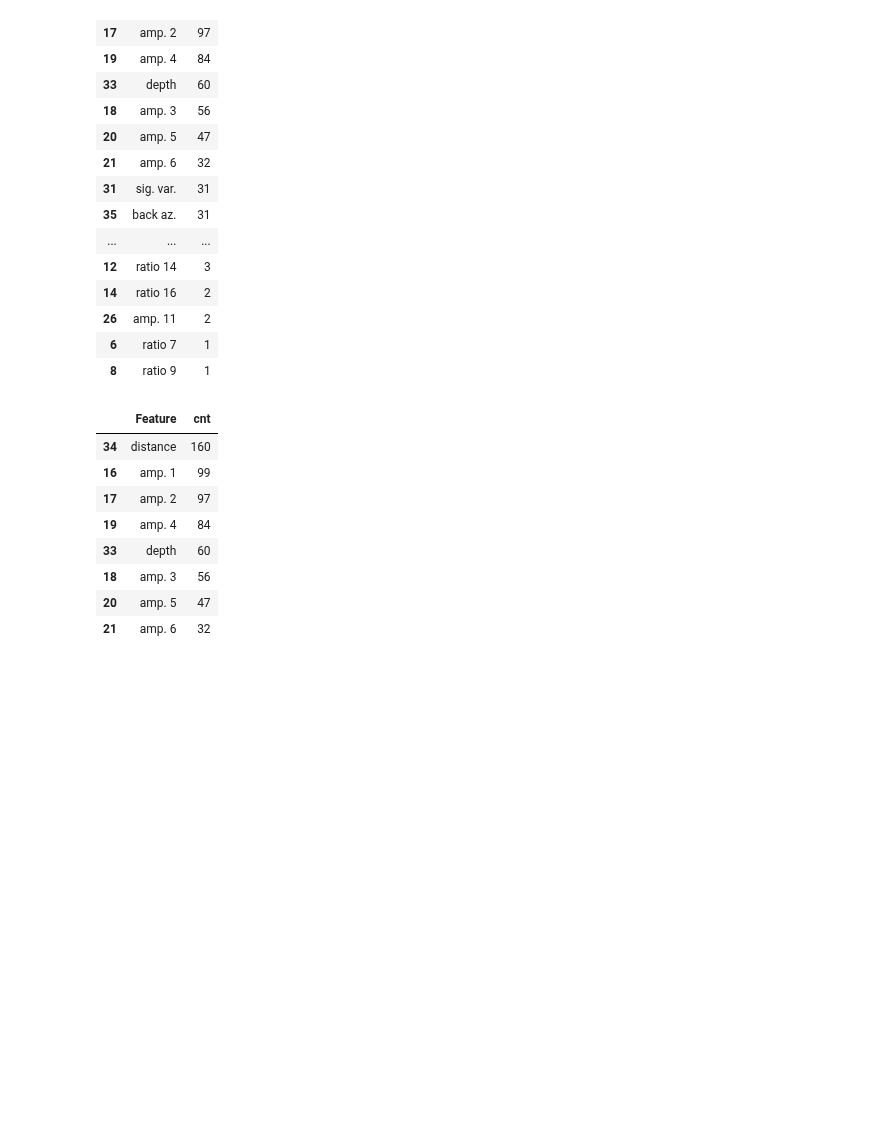
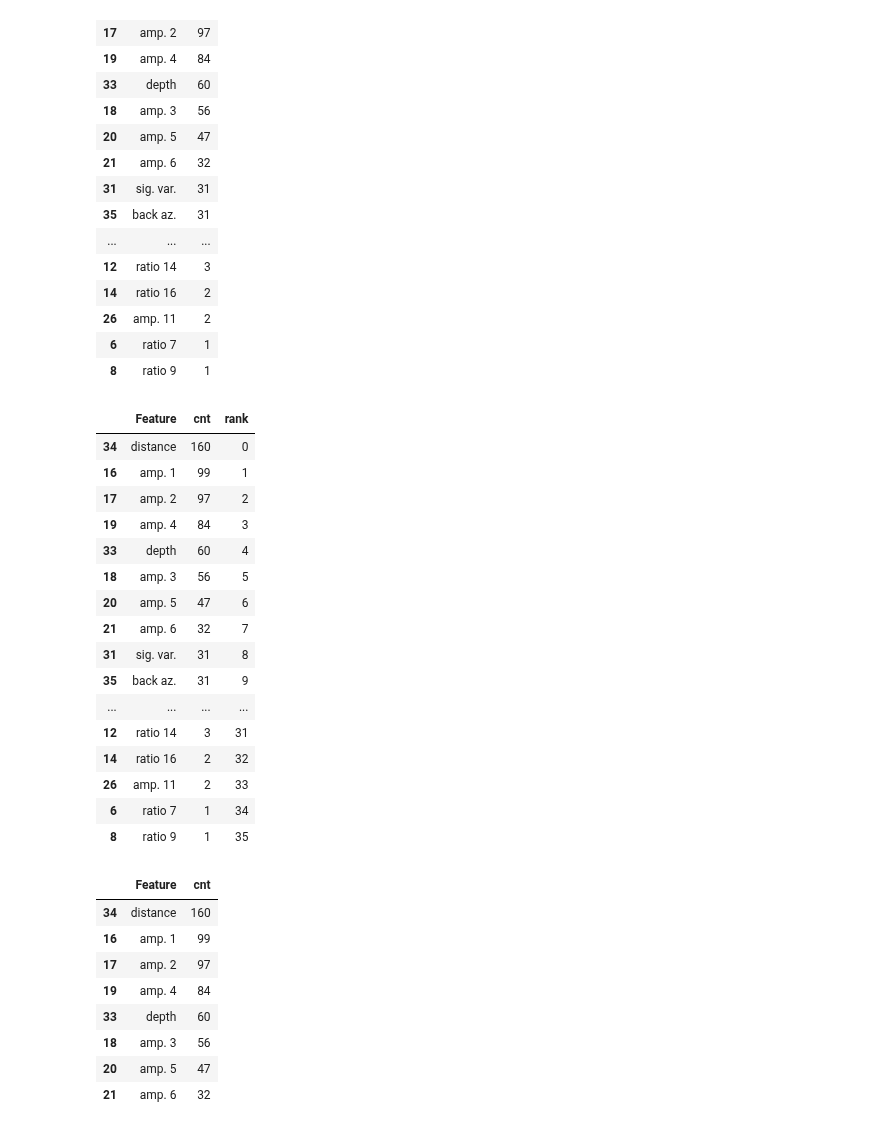
Before and after one commit to armstrong06/featmag, a Jupyter notebook: notebooks_feature_selection/rfecvAllSStationsResults.ipynb, the cells around one changed output. Cells and saved outputs as stored; diff of their text form; code cells hidden in the pictures; blank space fills up the shorter version.

```diff
--- a/notebooks_feature_selection/rfecvAllSStationsResults.ipynb
+++ b/notebooks_feature_selection/rfecvAllSStationsResults.ipynb
@@ -163,6 +184,27 @@ oste_feat_summary_df
 | 26 | amp. 11 | 2 |
 | 6 | ratio 7 | 1 |
 | 8 | ratio 9 | 1 |
+# %%
+oste_feat_summary_df['rank'] = np.arange(oste_feat_summary_df.shape[0])
+oste_feat_summary_df
+# %% [output]
+|  | Feature | cnt | rank |
+| 34 | distance | 160 | 0 |
+| 16 | amp. 1 | 99 | 1 |
+| 17 | amp. 2 | 97 | 2 |
+| 19 | amp. 4 | 84 | 3 |
+| 33 | depth | 60 | 4 |
+| 18 | amp. 3 | 56 | 5 |
+| 20 | amp. 5 | 47 | 6 |
+| 21 | amp. 6 | 32 | 7 |
+| 31 | sig. var. | 31 | 8 |
+| 35 | back az. | 31 | 9 |
+| ... | ... | ... | ... |
+| 12 | ratio 14 | 3 | 31 |
+| 14 | ratio 16 | 2 | 32 |
+| 26 | amp. 11 | 2 | 33 |
+| 6 | ratio 7 | 1 | 34 |
+| 8 | ratio 9 | 1 | 35 |
 # %%
 oste_feat_summary_df[oste_feat_summary_df.cnt > oste_feat_summary_df['cnt'].quantile(0.75)]
 # %% [output]
```
Also changed, not shown: parts of 5 cells of this notebook.
